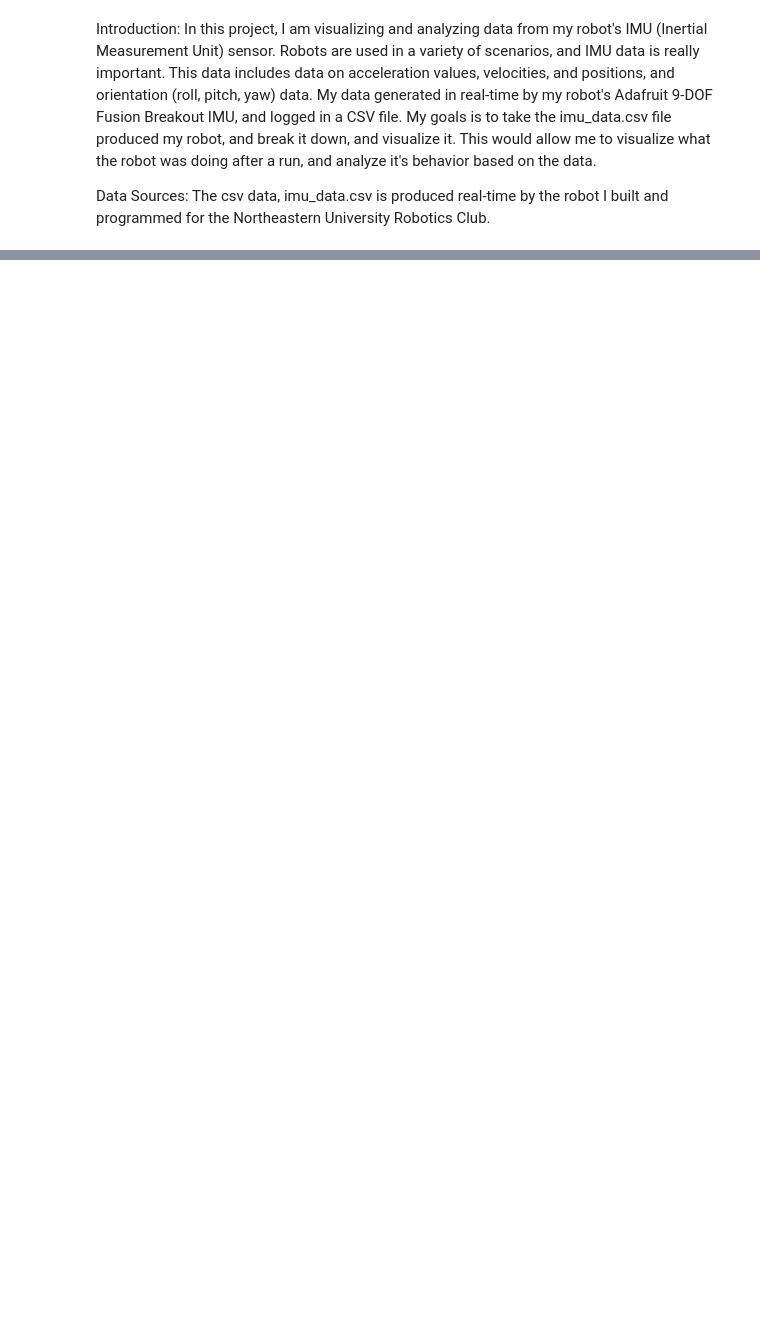
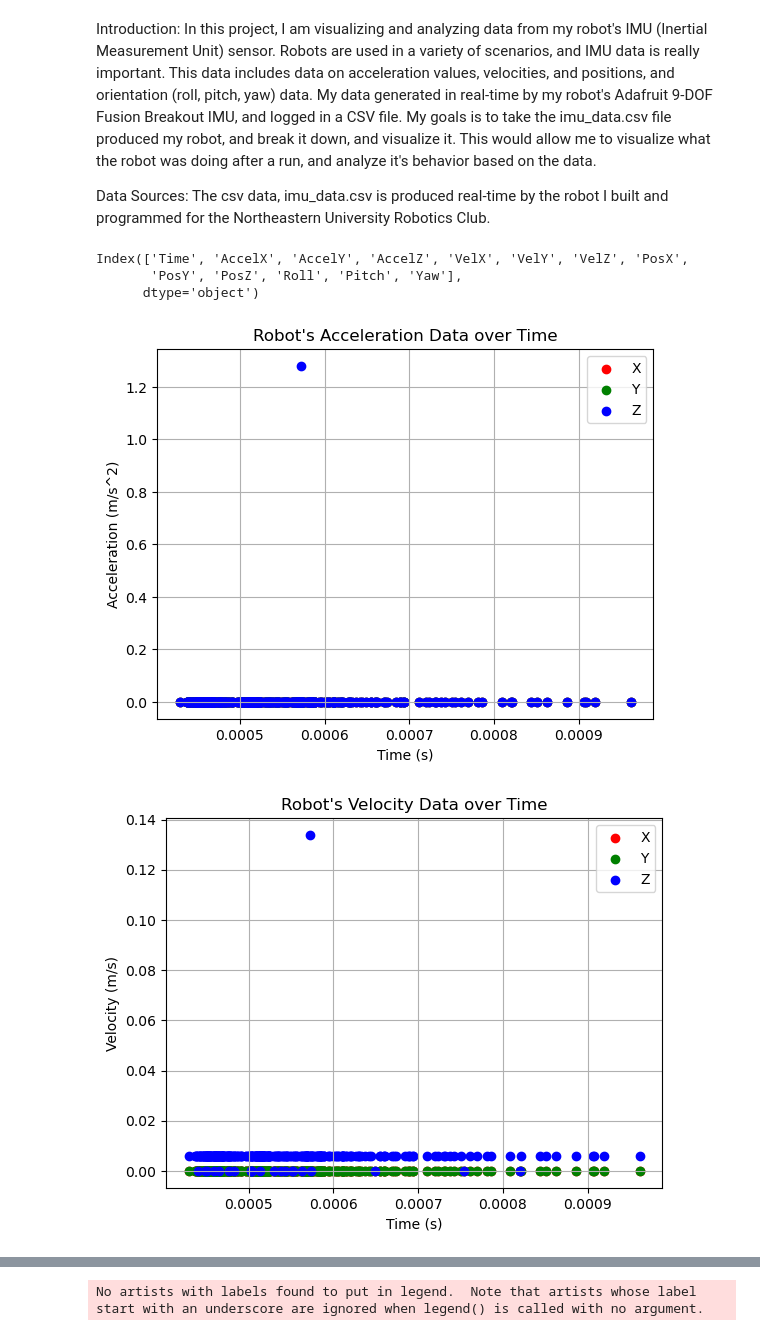
Before and after one commit to ArcKnight01/NURobotics-London-Robot, a Jupyter notebook: Plotting.ipynb, the cells around one changed output, grey strips where cells are left out. Saved outputs shown, nothing was run; the diff lists cells and outputs as text; code cells hidden in the pictures; blank space fills up the shorter version.

```diff
--- a/Plotting.ipynb
+++ b/Plotting.ipynb
@@ -18,16 +18,17 @@ import seaborn as sns
 from sklearn.linear_model import LinearRegression
 
 #get csv data from robot, and put it into a pandas dataframe
-df = pd.read_csv("./imu_data.csv", sep =',', delimiter=',', header=['Time','AccelX', 'AccelY','AccelZ', 'VelX', 'VelY', 'VelZ', 'PosX', 'PosY', 'PosZ', 'Roll', 'Pitch', 'Yaw'])
+# header=['Time','AccelX', 'AccelY','AccelZ', 'VelX', 'VelY', 'VelZ', 'PosX', 'PosY', 'PosZ', 'Roll', 'Pitch', 'Yaw']
+df = pd.read_csv("./imu_data.csv", sep =',')
 print(df.columns)
 #Drop the accelZ and velocityZ data because won't be used in my analysis
 #df.drop(['AccelZ','VelZ'], axis=1, inplace=True)
 
 #plot the acceleration data in a 2D plot:
-fig = plt.figure()
-plt.plot(df["Time"], df["AccelX"], c='red', label='X')
-plt.plot(df["Time"], df["AccelY"],c='green', label='Y')
-plt.plot(df["Time"], df["AccelZ"],c='blue', label='Z')
+fig, ax = plt.subplots()
+ax.scatter(df["Time"], df["AccelX"], c='red', label='X')
+ax.scatter(df["Time"], df["AccelY"],c='green', label='Y')
+ax.scatter(df["Time"], df["AccelZ"],c='blue', label='Z')
 
 plt.xlabel('Time (s)')
 plt.ylabel('Acceleration (m/s^2)')
@@ -36,10 +37,10 @@ plt.grid()
 plt.legend()
 plt.show()
 
-fig = plt.figure()
-plt.plot(df["Time"], df["VelX"], c='red', label='X')
-plt.plot(df["Time"], df["VelY"], c='green', label='Y')
-plt.plot(df["Time"], df["VelZ"], c='blue', label='Z')
+fig,ax = plt.subplots()
+ax.scatter(df["Time"], df["VelX"], c='red', label='X')
+ax.scatter(df["Time"], df["VelY"], c='green', label='Y')
+ax.scatter(df["Time"], df["VelZ"], c='blue', label='Z')
 
 
 plt.xlabel('Time (s)')
@@ -49,10 +50,10 @@ plt.grid()
 plt.legend()
 plt.show()
 
-fig = plt.figure()
-plt.plot(df["Time"], df["PosX"],c='red', label='X')
-plt.plot(df["Time"], df["PosY"], c='green', label='Y')
-plt.plot(df["Time"], df["PosZ"], c='blue', label='Z')
+fig,ax = plt.subplots()
+ax.scatter(df["Time"], df["PosX"],c='red', label='X')
+ax.scatter(df["Time"], df["PosY"], c='green', label='Y')
+ax.scatter(df["Time"], df["PosZ"], c='blue', label='Z')
 
 
 plt.xlabel('Time (s)')
@@ -63,33 +64,39 @@ plt.legend()
 plt.show()
 
 fig = plt.figure()
-plt.plot(df["Time"], df["Roll"], c='red', label='Roll')
-plt.plot(df["Time"], df["Pitch"], c='green', label = 'Pitch')
-plt.plot(df["Time"], df["Yaw"], c='blue', label='Yaw')
+ax.plot(df["Time"], df["Roll"], c='red', label='Roll')
+ax.plot(df["Time"], df["Pitch"], c='green', label = 'Pitch')
+ax.plot(df["Time"], df["Yaw"], c='blue', label='Yaw')
 
 plt.xlabel('Time (s)')
 plt.ylabel('Degrees')
 plt.title('Robot\'s Roll-Pitch-Yaw(RPY) Data over Time')
 plt.grid()
 plt.legend()
 plt.show()
 
 
 
 #plot position data on a 3D plot
 fig = plt.figure()
 ax = plt.axes(projection='3d')
 ax.set_facecolor(color=(0.5,0.5,0.5))
 
 x = df["PosX"]
 y = df["PosY"]
 z = df["PosZ"]
 
 ax.scatter(x, y, z, marker='o', c='r')
 ax.plot(x, y, z, c='r')
 ax.set_xlabel('x')
 ax.set_ylabel('y')
 
 ax.set_title("3D plot of robot's position data")
 plt.tight_layout()
 plt.show()
+# %% [output]
+Index(['Time', 'AccelX', 'AccelY', 'AccelZ', 'VelX', 'VelY', 'VelZ', 'PosX',
+       'PosY', 'PosZ', 'Roll', 'Pitch', 'Yaw'],
+      dtype='object')
+[figure, added]
+[figure, added]
@@ -95,0 +104 @@ plt.show()
+No artists with labels found to put in legend.  Note that artists whose label start with an underscore are ignored when legend() is called with no argument.
```
Also changed, not shown: parts of 1 cell of this notebook, 2 other files.
